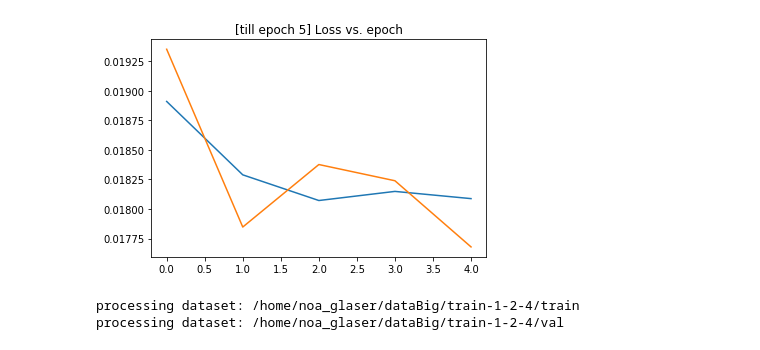
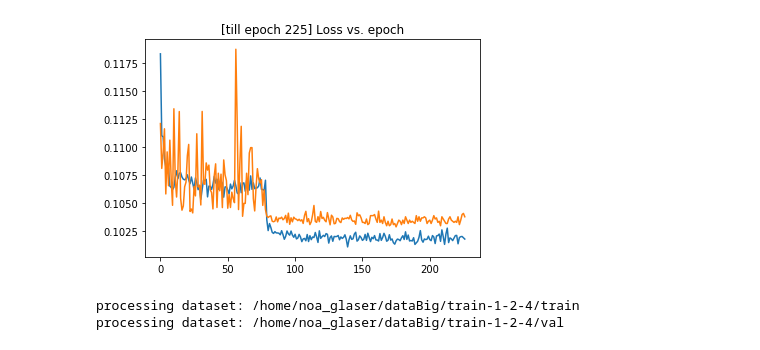
Before and after one commit to karenyang/CS231N-First-Impression-Project-, a Jupyter notebook: resNetExperiments/plot_loss_from_log.ipynb, the cells around one changed output. Cells and saved outputs as stored; diff of their text form; code cells hidden in the pictures.

```diff
--- a/resNetExperiments/plot_loss_from_log.ipynb
+++ b/resNetExperiments/plot_loss_from_log.ipynb
@@ -26,3 +27,22 @@ for line in f:
+# %%
+logfile2 = 'log_ResNet_LSTM_L1.txt'
+f=open(logfile2)
+for line in f:
+    s = int(line.find('Loss'))
+    p = int(line[s:].find('('))
+    q = int(line[s:].find(')'))
+    if 'Epoch' in line and '][' in line:
+        e1 = int(line.find('Epoch: [')) + 8; e2=int(line.find(']'))
+        epoch = int(line[e1:e2])
+        #print(line[s+5:s+p])
+#         train_loss.append((float(line[s+5:s+p])))
+        # instead, printing the running average loss
+        train_loss.append((float(line[s+p+1:s+q])))
+    elif 'Val/Test' in line:
+#         val_loss.append((float(line[s+5:s+p])))
+        # instead, printing the running average loss
+        val_loss.append((float(line[s+p+1:s+q])))
+f.close()
 # %%
 # plot batch loss
 plt.subplot(3, 1,1)
@@ -39,7 +59,7 @@ plt.show()
 # %%
 # plot epoch loss
 # %%
-epochlogfile = 'avepool_dropout_L2loss_ResNet34_LSTM_experiment_epoch_log.txt'
+epochlogfile = 'avepool_dropout_ResNet34_LSTM_experiment_epoch_log.txt'
 
 f = open(epochlogfile)
 epoch_train_loss = []
@@ -52,3 +72,17 @@ for line in f:
         epoch = int(line[e1:e2])
         epoch_train_loss.append((float(line[t+11:v])))
         epoch_val_loss.append((float(line[v+11:-1])))
+f.close()
+# %%
+epochlogfile2 = 'ResNet_LSTM_L1_epoch_log.txt'
+
+f = open(epochlogfile2)
+for line in f:
+    t = int(line.find('Train Loss'))
+    v = int(line.find('Val Loss'))
+    if 'Epoch' in line:
+        e1 = int(line.find('Epoch: [')) + 8; e2=int(line.find(']'))
+        epoch = int(line[e1:e2])
+        epoch_train_loss.append((float(line[t+11:v])))
+        epoch_val_loss.append((float(line[v+11:v+16])))
+f.close()
@@ -55,11 +109,11 @@ for line in f:
 # %%
 plt.figure()
-plt.plot(epoch_train_loss)
-plt.plot(epoch_val_loss)
+plt.plot(epoch_train_loss[:])
+plt.plot(epoch_val_loss[:])
 plt.title('[till epoch %d] Loss vs. epoch'%epoch)
 plt.show()
 # %% [output]
-[figure, old version]
+[figure, new version]
 # %%
 def get_img_audio_label(dataset_dir,audio_dataset_dir,label_dataset_dir):
     """Returns a list of np.array(img_paths), np.array(audio_paths),np.array(labels), np.array(raw_movienames)
```
Also changed, not shown: parts of 3 cells of this notebook, 14 other files.
